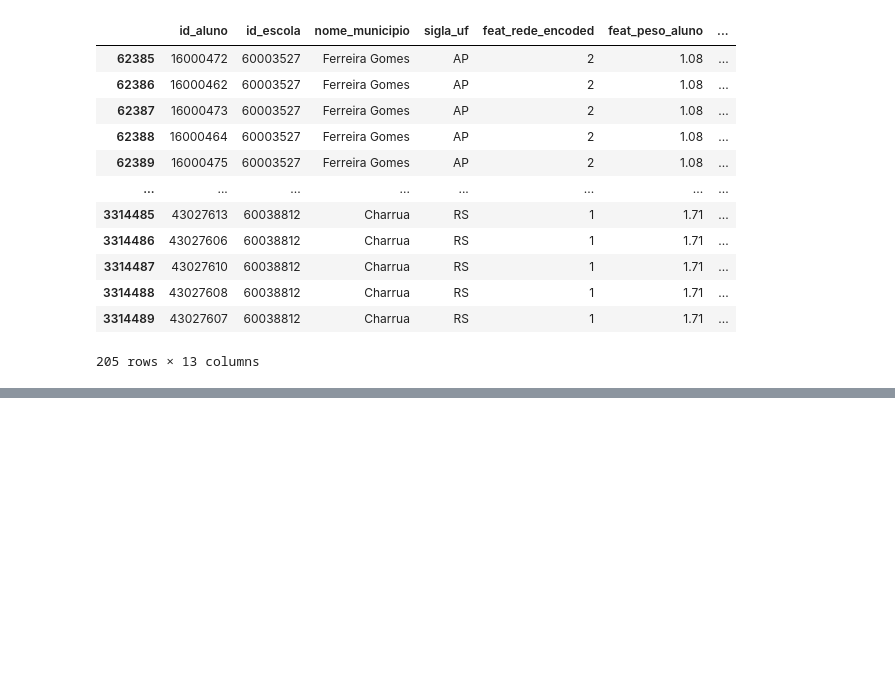
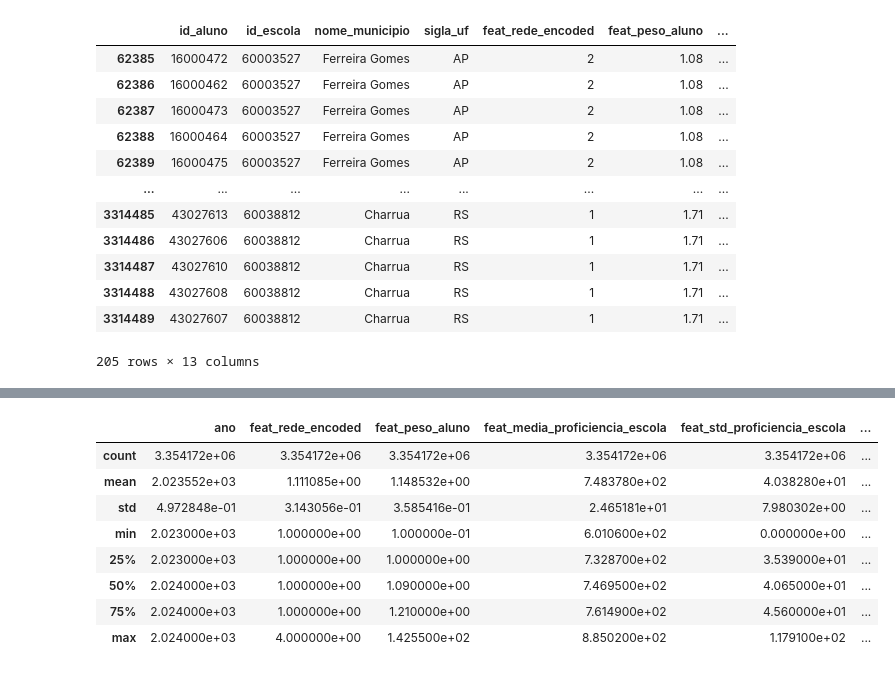
Before and after one commit to giusepelopes/modelagem_alfabetizacao, a Jupyter notebook: notebooks/EDA_T3.ipynb, the cells around one changed output, grey strips where cells are left out. Drawn from its saved outputs; the diff is of its cells as text; code cells hidden in the pictures; blank space fills up the shorter version.

```diff
--- a/notebooks/EDA_T3.ipynb
+++ b/notebooks/EDA_T3.ipynb
@@ -145,0 +175,21 @@ df_ml_aluno[df_ml_aluno['feat_media_portugues_municipio'].isna() == True].head()
+# %%
+df_resultante = df_resultante.filter(items=['ano', 'feat_rede_encoded', 'feat_peso_aluno', 'feat_media_proficiencia_escola', 'desvio_padrao_proficiencia_escola', \
+                                            'total_participantes_escola', 'percentual_faltantes_escola', 'feat_media_portugues_municipio', \
+                                            'feat_media_portugues_estado', 'proporcao_pbf_municipio', 'ideb_medio_municipio', \
+                                            'tendencia_ideb_municipio', 'gini_uf', 'target_alfabetizado']) \
+                              .rename(columns={'desvio_padrao_proficiencia_escola': 'feat_std_proficiencia_escola', 'total_participantes_escola': 'feat_total_participantes_escola', \
+                                            'percentual_faltantes_escola': 'feat_percentual_faltantes_escola', 'proporcao_pbf_municipio': 'feat_proporcao_pbf_municipio', \
+                                            'ideb_medio_municipio': 'feat_ideb_medio_municipio', 'tendencia_ideb_municipio': 'feat_tendencia_ideb_municipio', \
+                                            'gini_uf': 'feat_gini_uf'})
+# %%
+df_resultante.describe()
+# %% [output]
+|  | ano | feat_rede_encoded | feat_peso_aluno | feat_media_proficiencia_escola | feat_std_proficiencia_escola | ... |
+| count | 3.354172e+06 | 3.354172e+06 | 3.354172e+06 | 3.354172e+06 | 3.354172e+06 | ... |
+| mean | 2.023552e+03 | 1.111085e+00 | 1.148532e+00 | 7.483780e+02 | 4.038280e+01 | ... |
+| std | 4.972848e-01 | 3.143056e-01 | 3.585416e-01 | 2.465181e+01 | 7.980302e+00 | ... |
+| min | 2.023000e+03 | 1.000000e+00 | 1.000000e-01 | 6.010600e+02 | 0.000000e+00 | ... |
+| 25% | 2.023000e+03 | 1.000000e+00 | 1.000000e+00 | 7.328700e+02 | 3.539000e+01 | ... |
+| 50% | 2.024000e+03 | 1.000000e+00 | 1.090000e+00 | 7.469500e+02 | 4.065000e+01 | ... |
+| 75% | 2.024000e+03 | 1.000000e+00 | 1.210000e+00 | 7.614900e+02 | 4.560000e+01 | ... |
+| max | 2.024000e+03 | 4.000000e+00 | 1.425500e+02 | 8.850200e+02 | 1.179100e+02 | ... |
```
Also changed, not shown: parts of 8 cells of this notebook.
